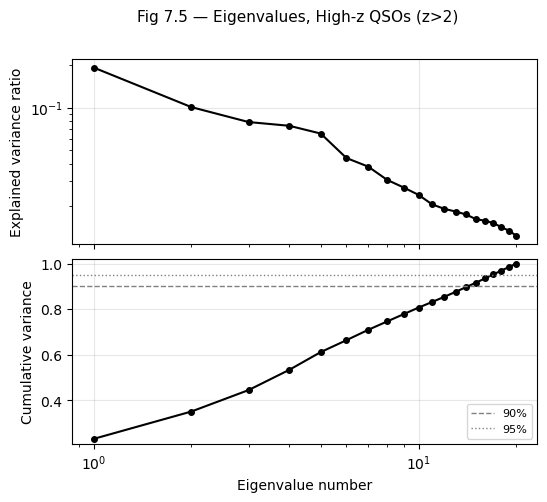
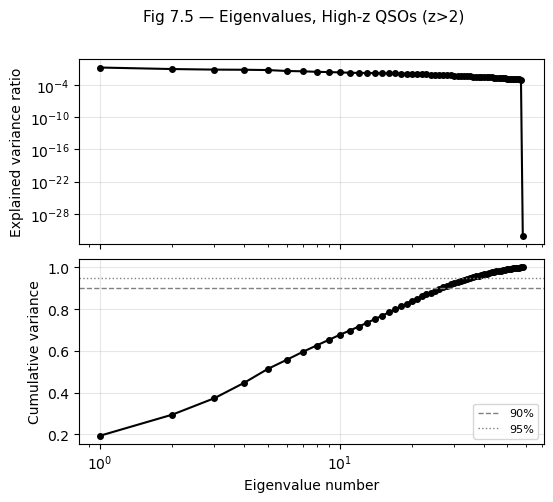
Code edit (unified diff) that turned the first committed figure into the second:
--- before
+++ after
@@ -2,5 +2,5 @@
     """Fig 7.5: eigenvalue spectrum and cumulative variance."""
     idx = np.arange(1, len(evals)+1)
-
+    print(len(evals))
     fig, axes = plt.subplots(2, 1, figsize=(6, 5))
     fig.subplots_adjust(hspace=0.08)
@@ -17,5 +17,5 @@
     axes[1].set_xlabel('Eigenvalue number')
     axes[1].set_ylabel('Cumulative variance')
-    axes[1].set_ylim(evals_cs[0]*0.9, 1.02)
+   #axes[1].set_ylim(evals_cs[0]*0.9, 1.02)
     axes[1].grid(alpha=0.3)
     # Mark 90% and 95% levels

Commit: fix: Added the full eigenvalues set for the plot 7.5